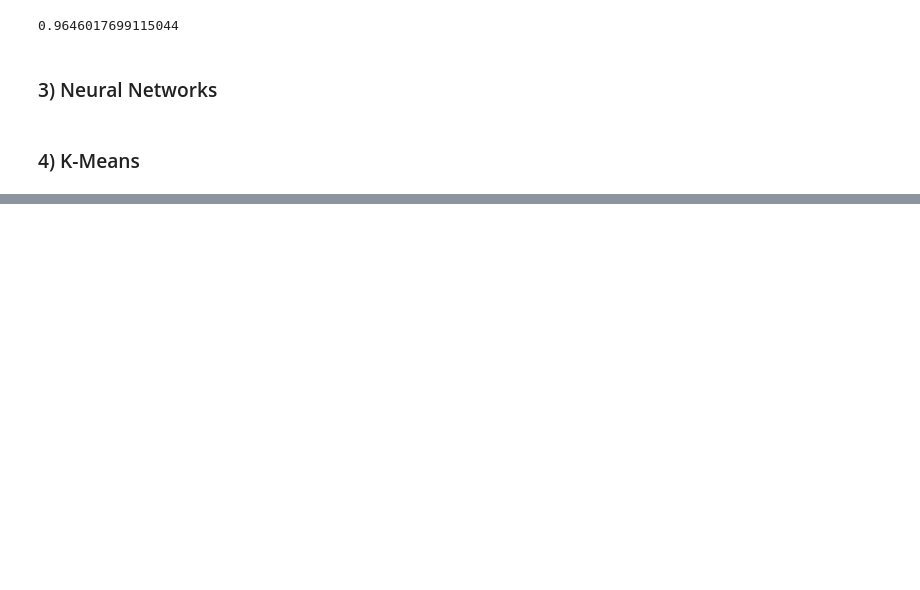
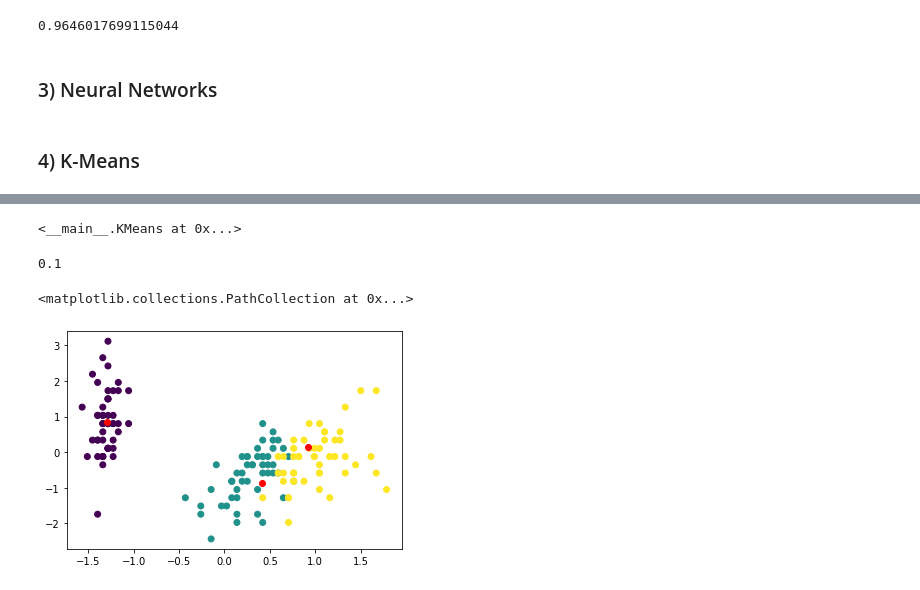
Before and after one commit to Romario-Stankovic/MachineLearningModels, a Jupyter notebook: exam.ipynb, the cells around one changed output, grey strips where cells are left out. Saved outputs shown, nothing was run; the diff lists cells and outputs as text; code cells hidden in the pictures; blank space fills up the shorter version.

Commit message:
Add KMeans

```diff
--- a/exam.ipynb
+++ b/exam.ipynb
@@ -392,0 +467,11 @@ print((y_pred == y_test).sum() / len(y_test))
+# %%
+csv = np.loadtxt('iris.csv', delimiter=',', dtype=str)
+columns = csv[0,:]
+data = csv[1:, :]
+
+X = data[:, :-1].astype(float)
+Y = data[:, -1]
+
+X = normalize(X)
+
+Y = encode_labels(Y)
@@ -392,0 +483,21 @@ print((y_pred == y_test).sum() / len(y_test))
+# %%
+x_train, x_test, y_train, y_test = train_test_split(X, Y, 0.2)
+# %%
+model = KMeans(n_clusters=3, max_iterations=100)
+model.fit(x_train)
+# %% [output]
+<__main__.KMeans at 0x...>
+# %%
+y_pred = model.predict(x_test)
+
+print(sum(y_pred == y_test) / len(y_test))
+# %% [output]
+0.1
+# %%
+centroids = model.centroids
+
+plt.scatter(X[:, 2], X[:, 1], c=Y)
+plt.scatter(centroids[:, 2], centroids[:, 1], c='r')
+# %% [output]
+<matplotlib.collections.PathCollection at 0x...>
+[figure, added]
```
Also changed, not shown: parts of 8 cells of this notebook, 1 other file.
